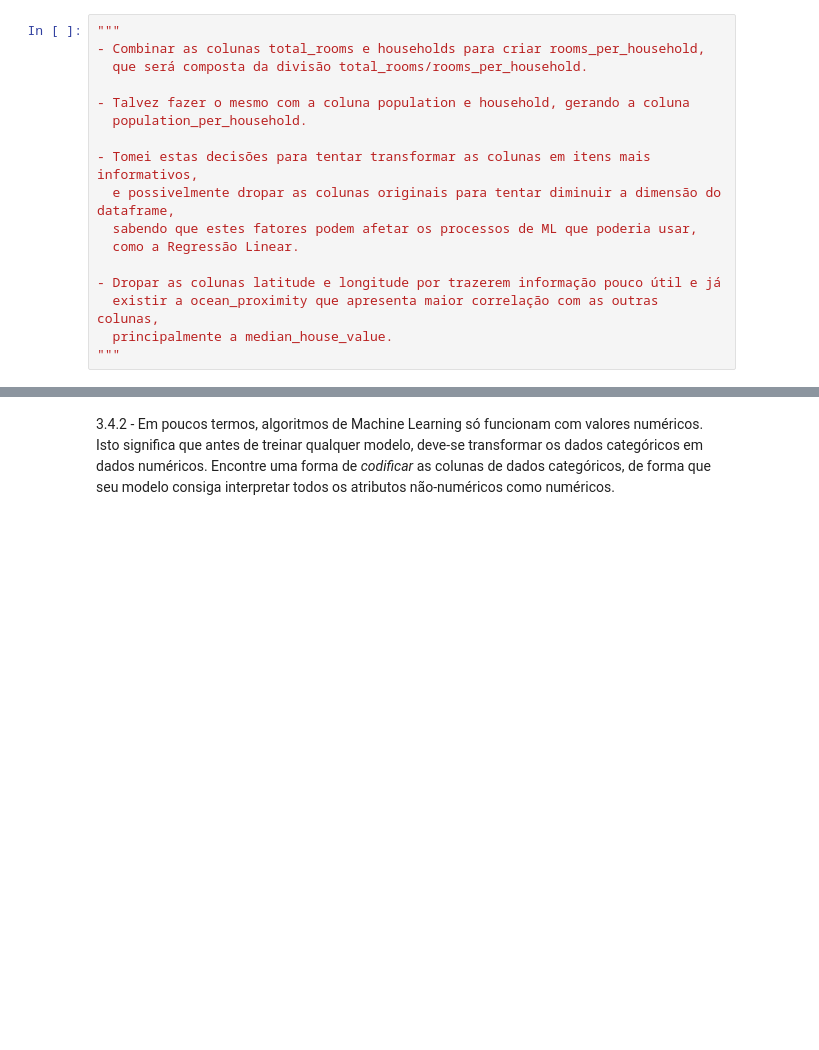
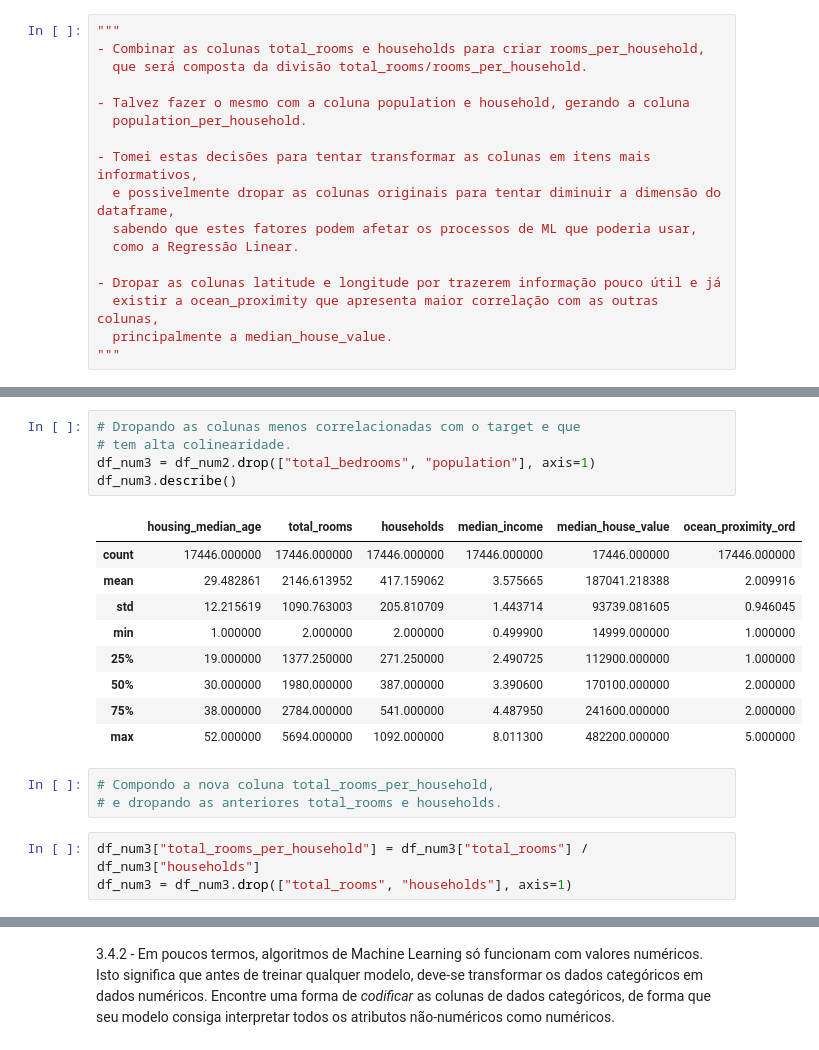
Before and after one commit to lharanhamg/TAIL_notebook_2025, a Jupyter notebook: Cópia_de_Fase2_Luis_Aranha_2025.ipynb, the cells around one changed output, grey strips where cells are left out. Drawn from its saved outputs; the diff is of its cells as text; blank space fills up the shorter version.

```diff
--- a/Cópia_de_Fase2_Luis_Aranha_2025.ipynb
+++ b/Cópia_de_Fase2_Luis_Aranha_2025.ipynb
@@ -1122,0 +1235,21 @@ _Sua resposta aqui_
+# %%
+# Dropando as colunas menos correlacionadas com o target e que
+# tem alta colinearidade.
+df_num3 = df_num2.drop(["total_bedrooms", "population"], axis=1)
+df_num3.describe()
+# %% [output]
+|  | housing_median_age | total_rooms | households | median_income | median_house_value | ocean_proximity_ord |
+| count | 17446.000000 | 17446.000000 | 17446.000000 | 17446.000000 | 17446.000000 | 17446.000000 |
+| mean | 29.482861 | 2146.613952 | 417.159062 | 3.575665 | 187041.218388 | 2.009916 |
+| std | 12.215619 | 1090.763003 | 205.810709 | 1.443714 | 93739.081605 | 0.946045 |
+| min | 1.000000 | 2.000000 | 2.000000 | 0.499900 | 14999.000000 | 1.000000 |
+| 25% | 19.000000 | 1377.250000 | 271.250000 | 2.490725 | 112900.000000 | 1.000000 |
+| 50% | 30.000000 | 1980.000000 | 387.000000 | 3.390600 | 170100.000000 | 2.000000 |
+| 75% | 38.000000 | 2784.000000 | 541.000000 | 4.487950 | 241600.000000 | 2.000000 |
+| max | 52.000000 | 5694.000000 | 1092.000000 | 8.011300 | 482200.000000 | 5.000000 |
+# %%
+# Compondo a nova coluna total_rooms_per_household,
+# e dropando as anteriores total_rooms e households.
+# %%
+df_num3["total_rooms_per_household"] = df_num3["total_rooms"] / df_num3["households"]
+df_num3 = df_num3.drop(["total_rooms", "households"], axis=1)
```
Also changed, not shown: parts of 19 cells of this notebook.
